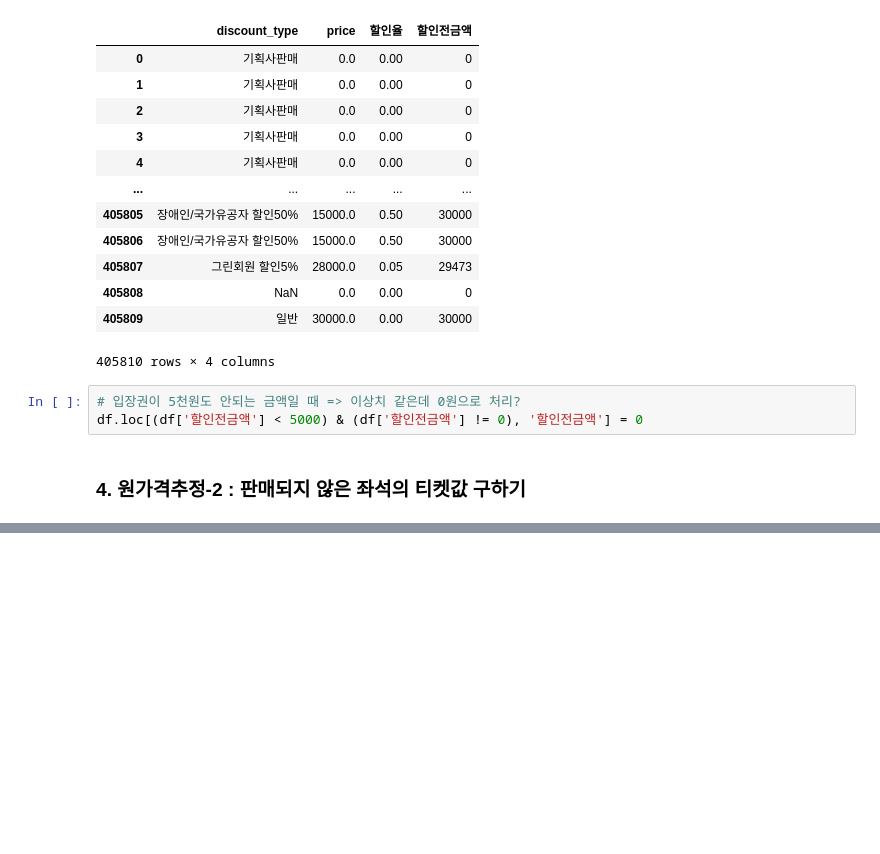
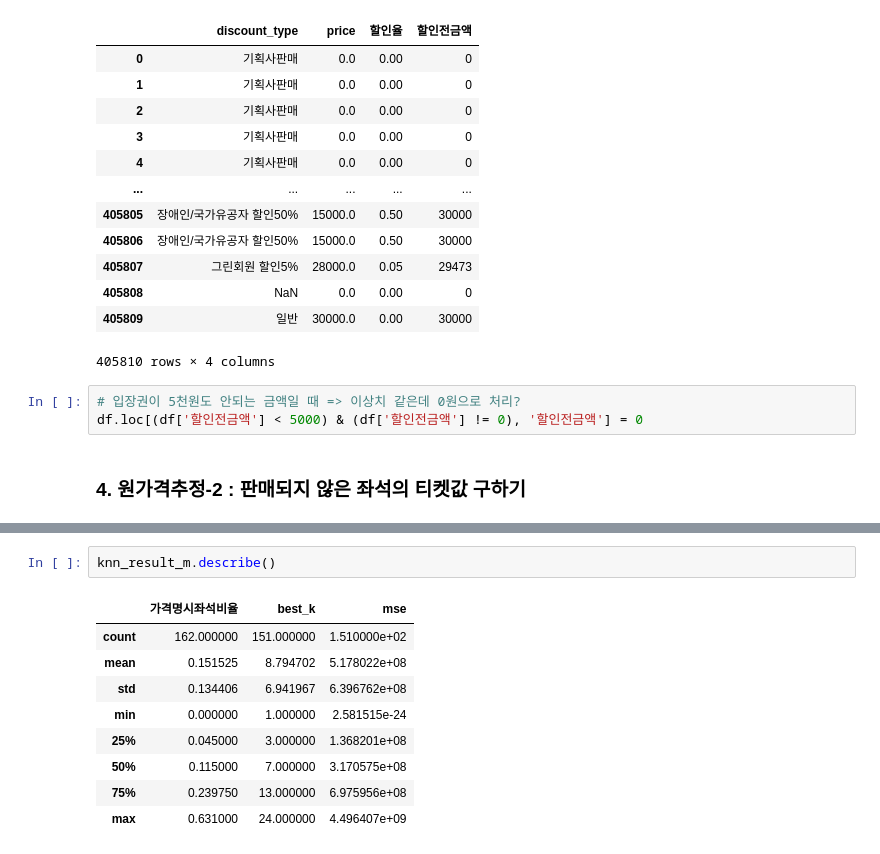
Before and after one commit to yonghyeun/BigContest-CocenrtHall, a Jupyter notebook: preprocessing/knn_getting_original_price.ipynb, the cells around one changed output, grey strips where cells are left out. Saved outputs shown, nothing was run; the diff lists cells and outputs as text; blank space fills up the shorter version.

```diff
--- a/preprocessing/knn_getting_original_price.ipynb
+++ b/preprocessing/knn_getting_original_price.ipynb
@@ -208,0 +322,12 @@ best_n_neighbors : 2, best_mse : 151086188
+# %%
+knn_result_m.describe()
+# %% [output]
+|  | 가격명시좌석비율 | best_k | mse |
+| count | 162.000000 | 151.000000 | 1.510000e+02 |
+| mean | 0.151525 | 8.794702 | 5.178022e+08 |
+| std | 0.134406 | 6.941967 | 6.396762e+08 |
+| min | 0.000000 | 1.000000 | 2.581515e-24 |
+| 25% | 0.045000 | 3.000000 | 1.368201e+08 |
+| 50% | 0.115000 | 7.000000 | 3.170575e+08 |
+| 75% | 0.239750 | 13.000000 | 6.975956e+08 |
+| max | 0.631000 | 24.000000 | 4.496407e+09 |
```
Also changed, not shown: parts of 18 cells of this notebook.
